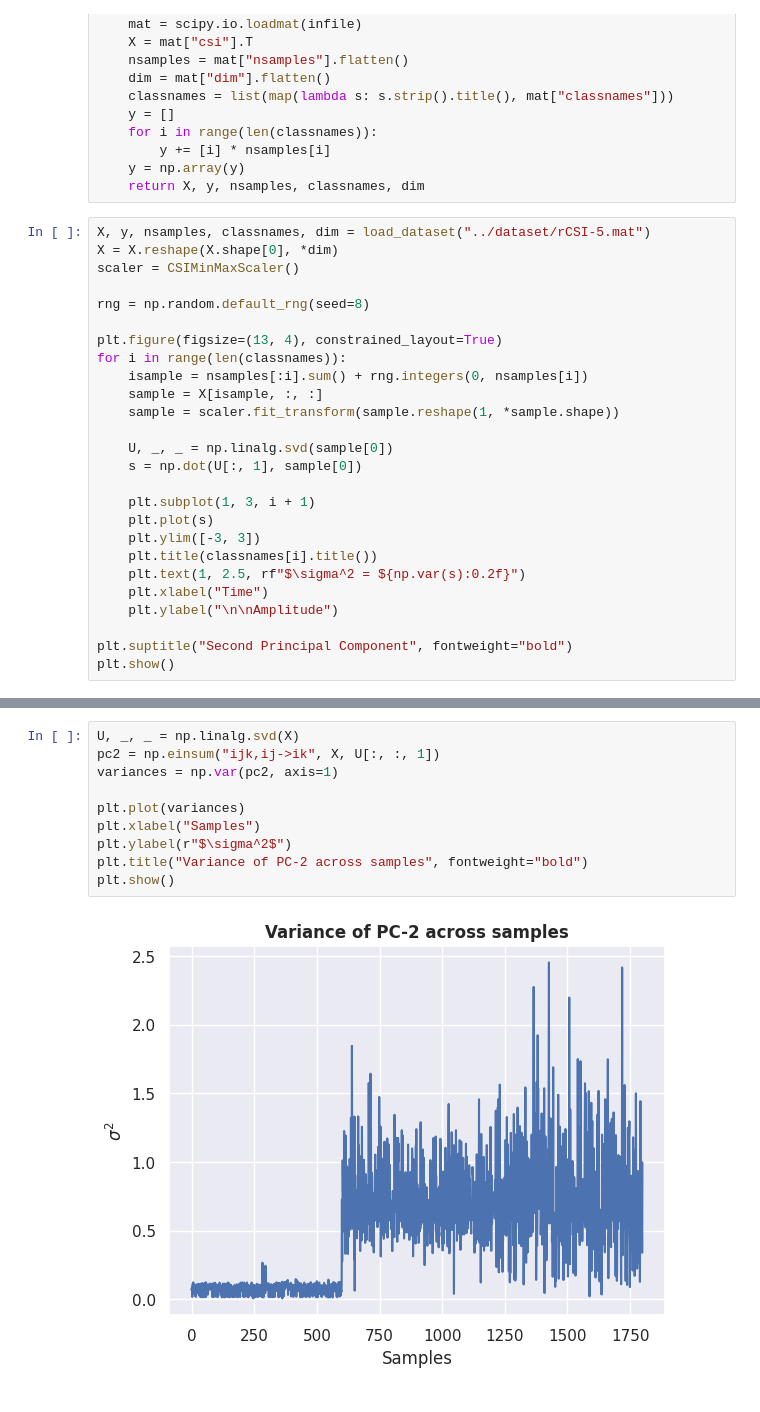
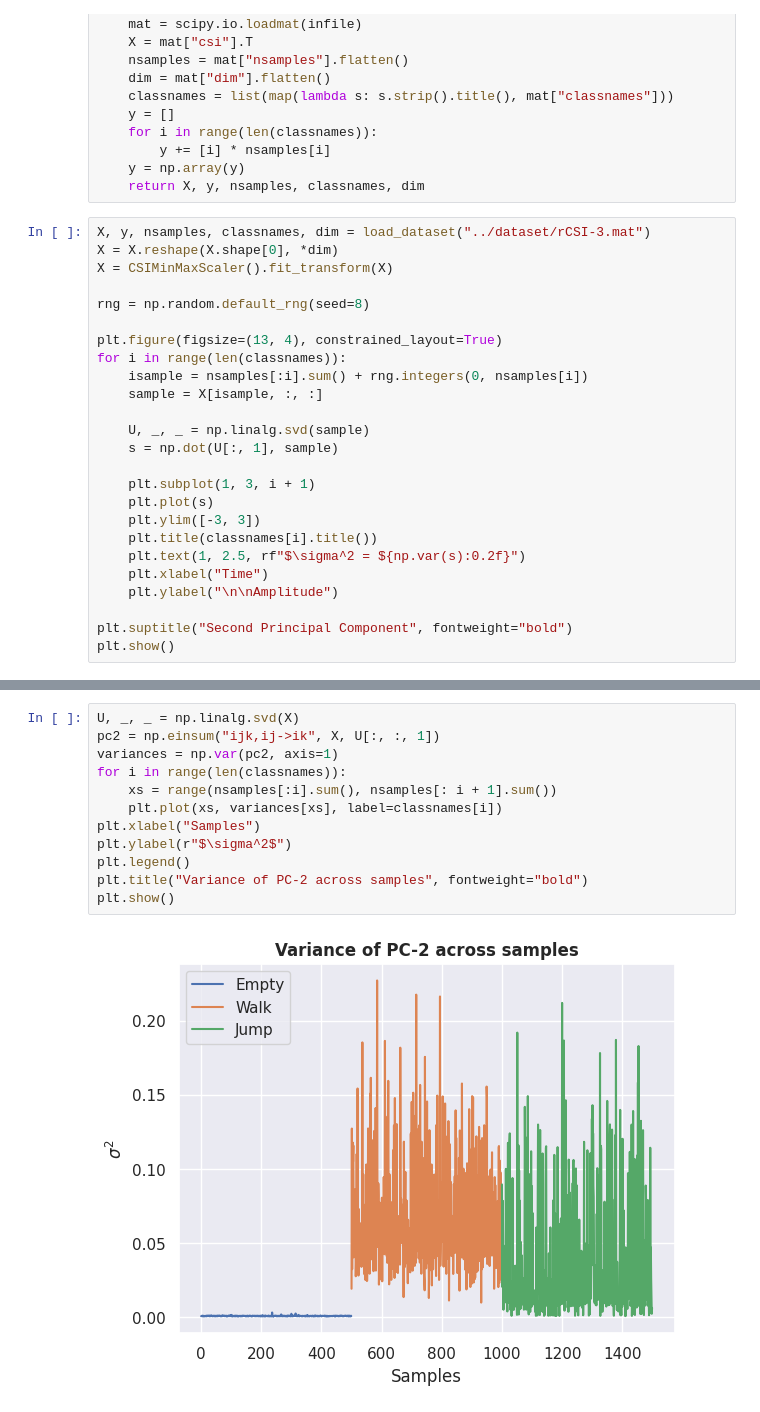
Before and after one commit to winwinashwin/CSI-Sense-Zero, a Jupyter notebook: notebooks/activity_indicator.ipynb, the cells around one changed output, grey strips where cells are left out. Cells and saved outputs as stored; diff of their text form.

Commit message:
Scale data, activity labelling

```diff
--- a/notebooks/activity_indicator.ipynb
+++ b/notebooks/activity_indicator.ipynb
@@ -28,9 +28,9 @@ def load_dataset(infile):
     y = np.array(y)
     return X, y, nsamples, classnames, dim
 # %%
-X, y, nsamples, classnames, dim = load_dataset("../dataset/rCSI-5.mat")
+X, y, nsamples, classnames, dim = load_dataset("../dataset/rCSI-3.mat")
 X = X.reshape(X.shape[0], *dim)
-scaler = CSIMinMaxScaler()
+X = CSIMinMaxScaler().fit_transform(X)
 
 rng = np.random.default_rng(seed=8)
 
@@ -38,10 +38,9 @@ plt.figure(figsize=(13, 4), constrained_layout=True)
 for i in range(len(classnames)):
     isample = nsamples[:i].sum() + rng.integers(0, nsamples[i])
     sample = X[isample, :, :]
-    sample = scaler.fit_transform(sample.reshape(1, *sample.shape))
 
-    U, _, _ = np.linalg.svd(sample[0])
-    s = np.dot(U[:, 1], sample[0])
+    U, _, _ = np.linalg.svd(sample)
+    s = np.dot(U[:, 1], sample)
 
     plt.subplot(1, 3, i + 1)
     plt.plot(s)
@@ -58,13 +57,15 @@ plt.show()
 # %%
 U, _, _ = np.linalg.svd(X)
 pc2 = np.einsum("ijk,ij->ik", X, U[:, :, 1])
 variances = np.var(pc2, axis=1)
-
-plt.plot(variances)
+for i in range(len(classnames)):
+    xs = range(nsamples[:i].sum(), nsamples[: i + 1].sum())
+    plt.plot(xs, variances[xs], label=classnames[i])
 plt.xlabel("Samples")
 plt.ylabel(r"$\sigma^2$")
+plt.legend()
 plt.title("Variance of PC-2 across samples", fontweight="bold")
 plt.show()
 # %% [output]
-[figure, old version]
+[figure, new version]
 # %%
```
Also changed, not shown: parts of 2 cells of this notebook.
